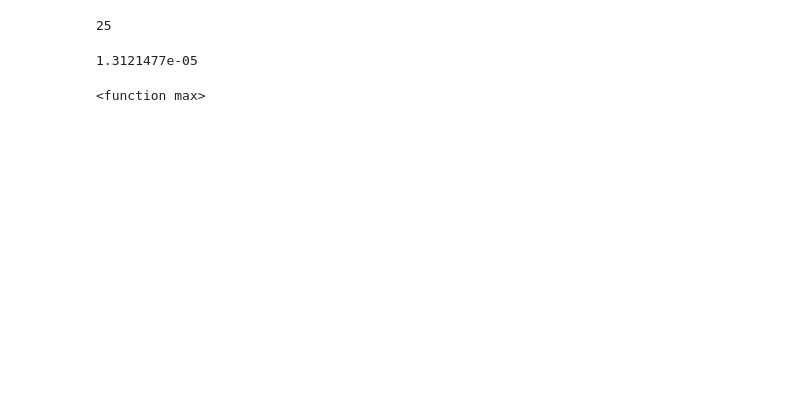
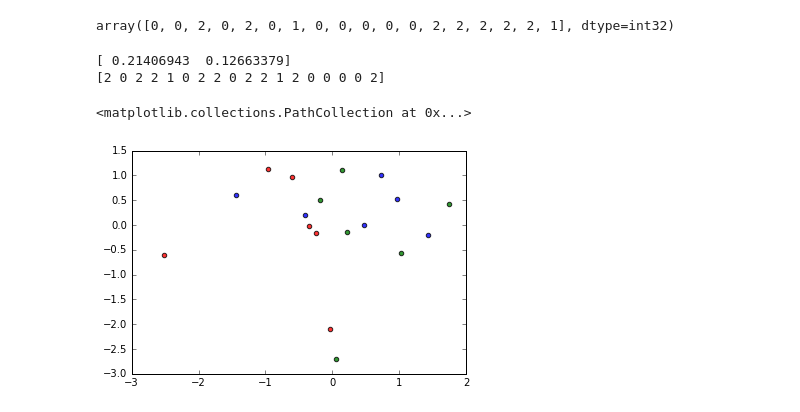
Before and after one commit to kyang01/keyboard_emanations, a Jupyter notebook: Kevins Notebook.ipynb, the cells around one changed output. Cells and saved outputs as stored; diff of their text form; code cells hidden in the pictures; blank space fills up the shorter version.

Commit message:
clustering

```diff
--- a/Kevins Notebook.ipynb
+++ b/Kevins Notebook.ipynb
@@ -99,12 +85,27 @@ ImportError: No module named vector
-# %%
-len(indexes)
-# %% [output]
-25
-# %%
-sig_str.max()
-# %% [output]
-1.3121477e-05
-# %%
-sig_str.max
-# %% [output]
-<function max>
+# %%
+data_w = whiten(data)
+kmeans = KMeans(n_clusters=3).fit(data_w)
+kmeans.labels_
+# %% [output]
+array([0, 0, 2, 0, 2, 0, 1, 0, 0, 0, 0, 0, 2, 2, 2, 2, 2, 1], dtype=int32)
+# %%
+clusters = 3
+pca = PCA(n_components=2)
+data_t = pca.fit_transform(data)
+print(pca.explained_variance_ratio_)
+data_w = whiten(data_t)
+centroids, labels = kmeans2(data_w, clusters)
+print labels
+
+a = data_w[[0, 3, 6, 9, 10, 11]]
+p = data_w[[1, 4, 7, 12, 13, 14]]
+v = data_w[[2, 5, 8, 15, 16, 17]]
+
+plt.scatter([x[0] for x in a], [x[1] for x in a], c='r', alpha=0.8)
+plt.scatter([x[0] for x in p], [x[1] for x in p], c='g', alpha=0.8)
+plt.scatter([x[0] for x in v], [x[1] for x in v], c='b', alpha=0.8)
+# %% [output]
+[ 0.21406943  0.12663379]
+[2 0 2 2 1 0 2 2 0 2 2 1 2 0 0 0 0 2]
+<matplotlib.collections.PathCollection at 0x...>
+[figure, added]
```
Also changed, not shown: parts of 20 cells of this notebook, 1 other file.
